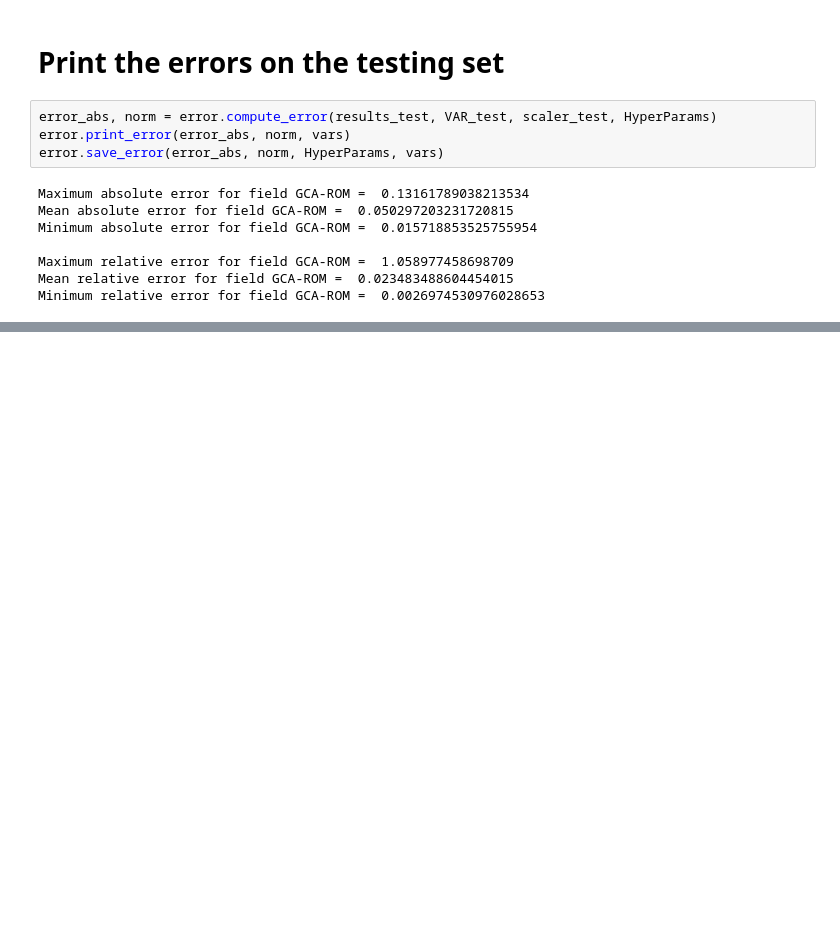
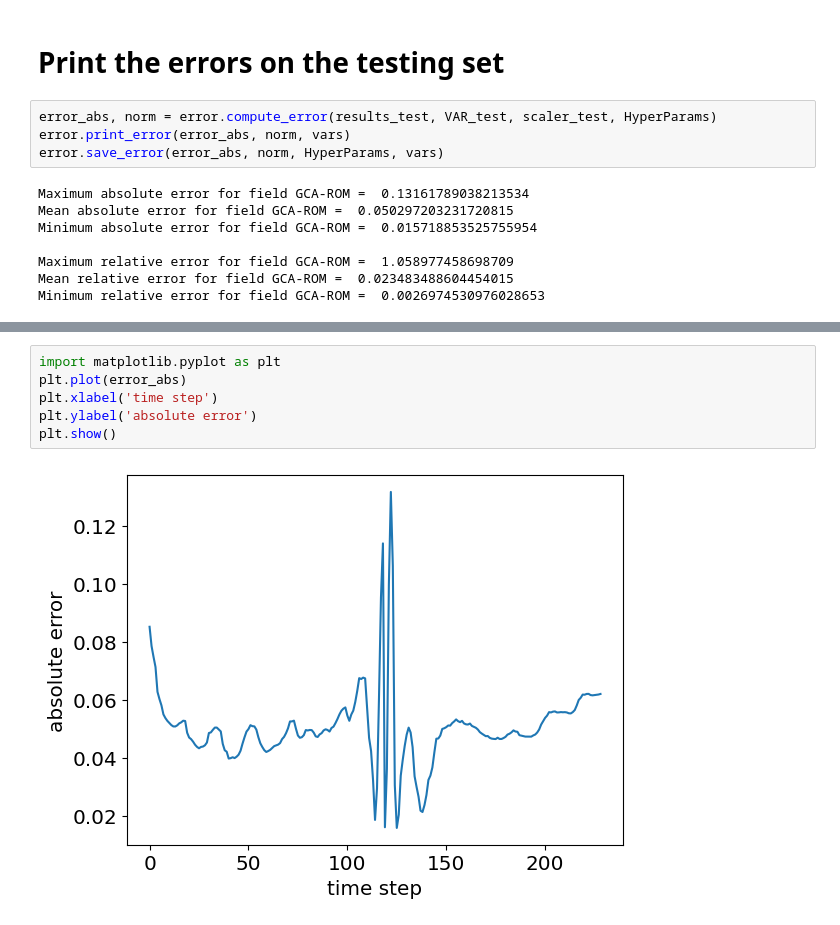
Before and after one commit to Crltt/GCA-ROM, a Jupyter notebook: 11_maxell_TEz.ipynb, the cells around one changed output, grey strips where cells are left out. Drawn from its saved outputs; the diff is of its cells as text; blank space fills up the shorter version.

```diff
--- a/11_maxell_TEz.ipynb
+++ b/11_maxell_TEz.ipynb
@@ -174,0 +170,8 @@ files.download('maxwell.zip')
+# %%
+import matplotlib.pyplot as plt
+plt.plot(error_abs)
+plt.xlabel('time step')
+plt.ylabel('absolute error')
+plt.show()
+# %% [output]
+[figure, added]
```
Also changed, not shown: parts of 4 cells of this notebook.
